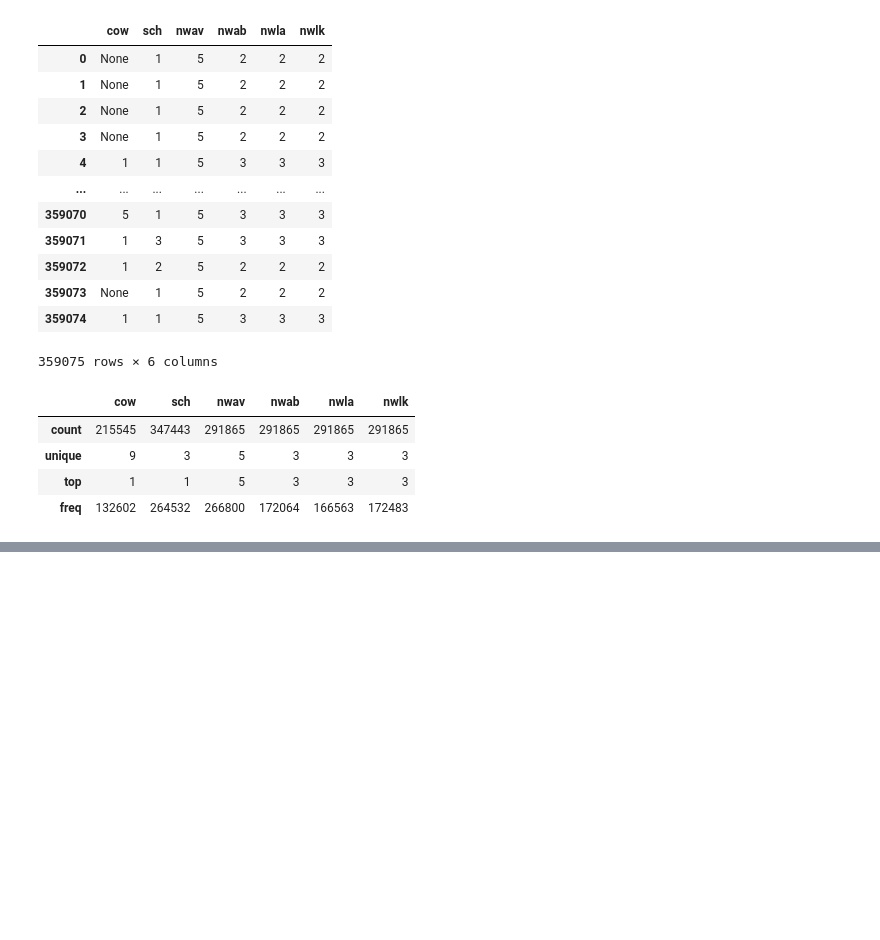
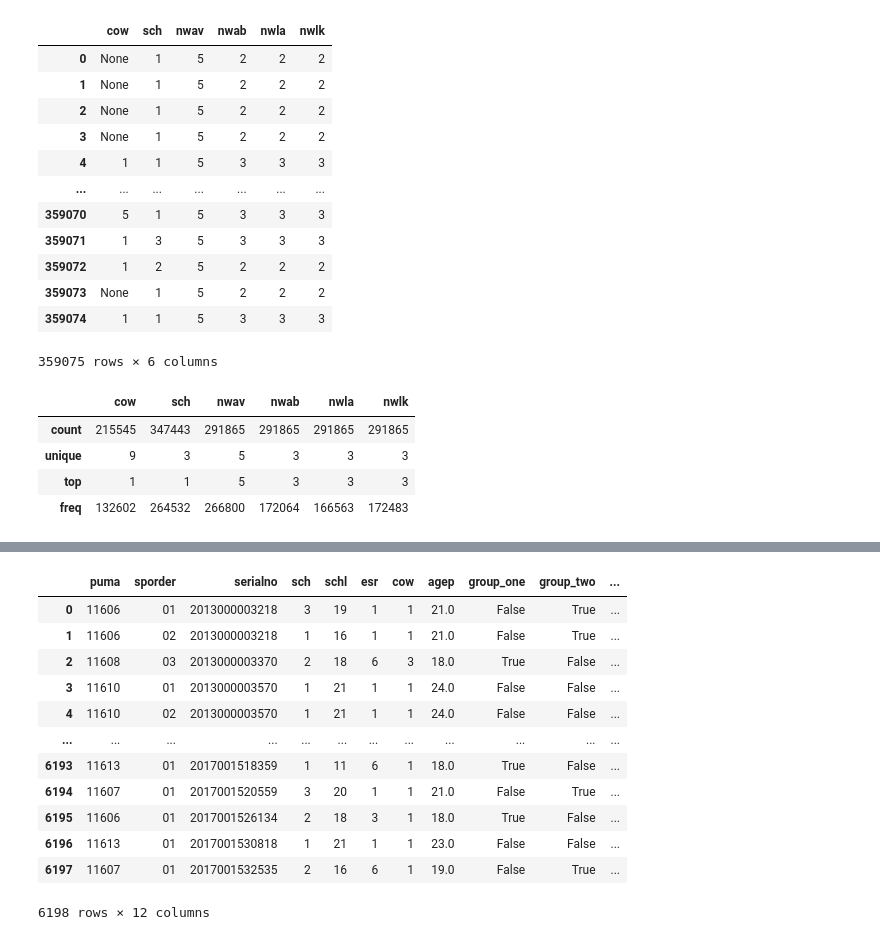
Before and after one commit to ghPRao/Opportunity-Youth, a Jupyter notebook: Will Test.ipynb, the cells around one changed output, grey strips where cells are left out. Drawn from its saved outputs; the diff is of its cells as text; code cells hidden in the pictures; blank space fills up the shorter version.

Commit message:
Pushing code for Sindhu to review. GroupBy Age

```diff
--- a/Will Test.ipynb
+++ b/Will Test.ipynb
@@ -159,0 +258,7 @@ dtype: int64
+# %%
+puma_df_piv.loc[(puma_df_piv > 15.9 & puma_df_piv < 18.1), "AgeGroup"] = "16 - 18"
+# %%
+#true or false for age groups
+puma_df_piv["group_one"] = puma_df_piv.agep.between(15.9, 18.9)
+puma_df_piv["group_two"] = puma_df_piv.agep.between(19.0, 21.9)
+puma_df_piv["group_three"] = puma_df_piv.agep.between(22.0, 24.9)
@@ -159,0 +282,16 @@ dtype: int64
+# %%
+puma_df_piv
+# %% [output]
+|  | puma | sporder | serialno | sch | schl | esr | cow | agep | group_one | group_two | ... |
+| 0 | 11606 | 01 | 2013000003218 | 3 | 19 | 1 | 1 | 21.0 | False | True | ... |
+| 1 | 11606 | 02 | 2013000003218 | 1 | 16 | 1 | 1 | 21.0 | False | True | ... |
+| 2 | 11608 | 03 | 2013000003370 | 2 | 18 | 6 | 3 | 18.0 | True | False | ... |
+| 3 | 11610 | 01 | 2013000003570 | 1 | 21 | 1 | 1 | 24.0 | False | False | ... |
+| 4 | 11610 | 02 | 2013000003570 | 1 | 21 | 1 | 1 | 24.0 | False | False | ... |
+| ... | ... | ... | ... | ... | ... | ... | ... | ... | ... | ... | ... |
+| 6193 | 11613 | 01 | 2017001518359 | 1 | 11 | 6 | 1 | 18.0 | True | False | ... |
+| 6194 | 11607 | 01 | 2017001520559 | 3 | 20 | 1 | 1 | 21.0 | False | True | ... |
+| 6195 | 11606 | 01 | 2017001526134 | 2 | 18 | 3 | 1 | 18.0 | True | False | ... |
+| 6196 | 11613 | 01 | 2017001530818 | 1 | 21 | 1 | 1 | 23.0 | False | False | ... |
+| 6197 | 11607 | 01 | 2017001532535 | 2 | 16 | 6 | 1 | 19.0 | False | True | ... |
+6198 rows × 12 columns
```
Also changed, not shown: parts of 14 cells of this notebook.
